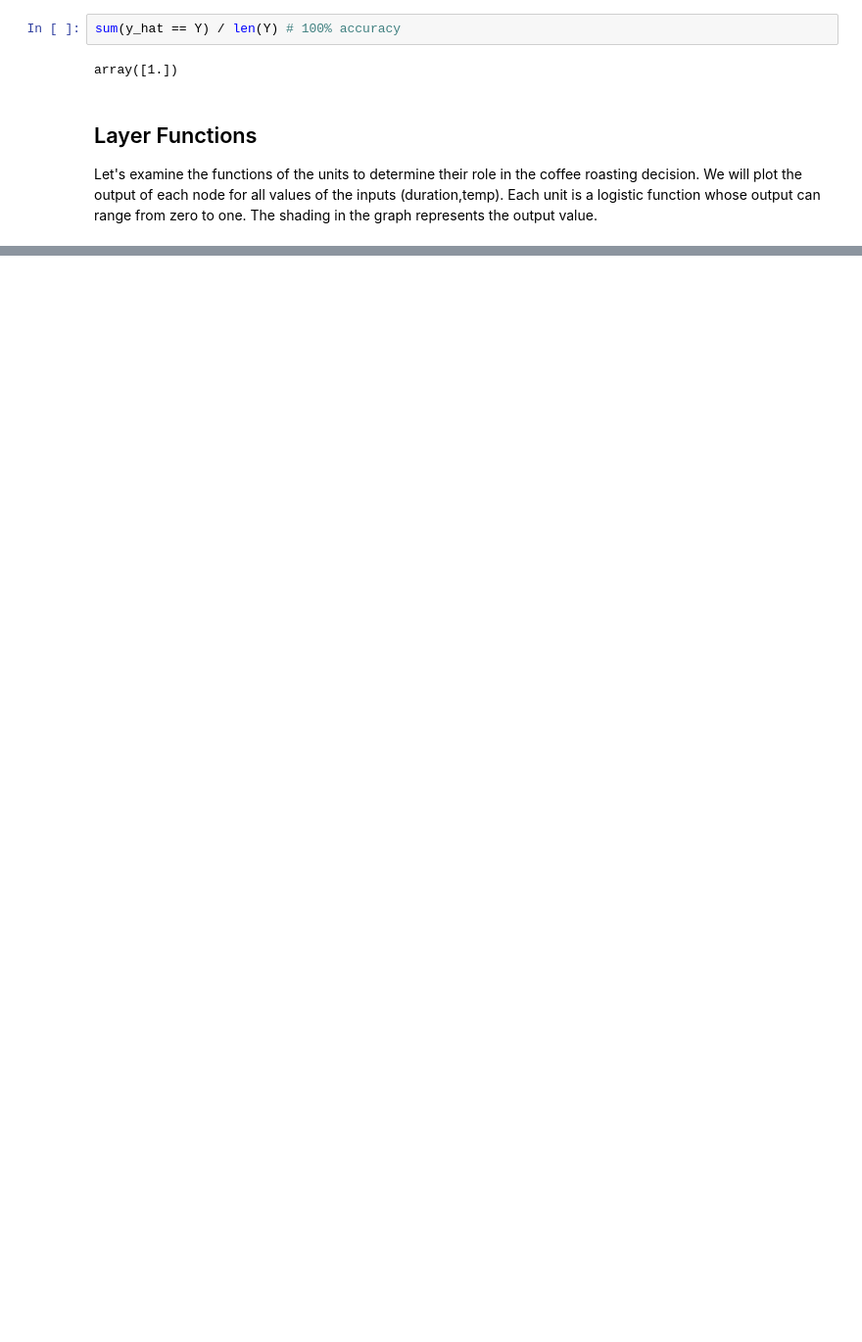
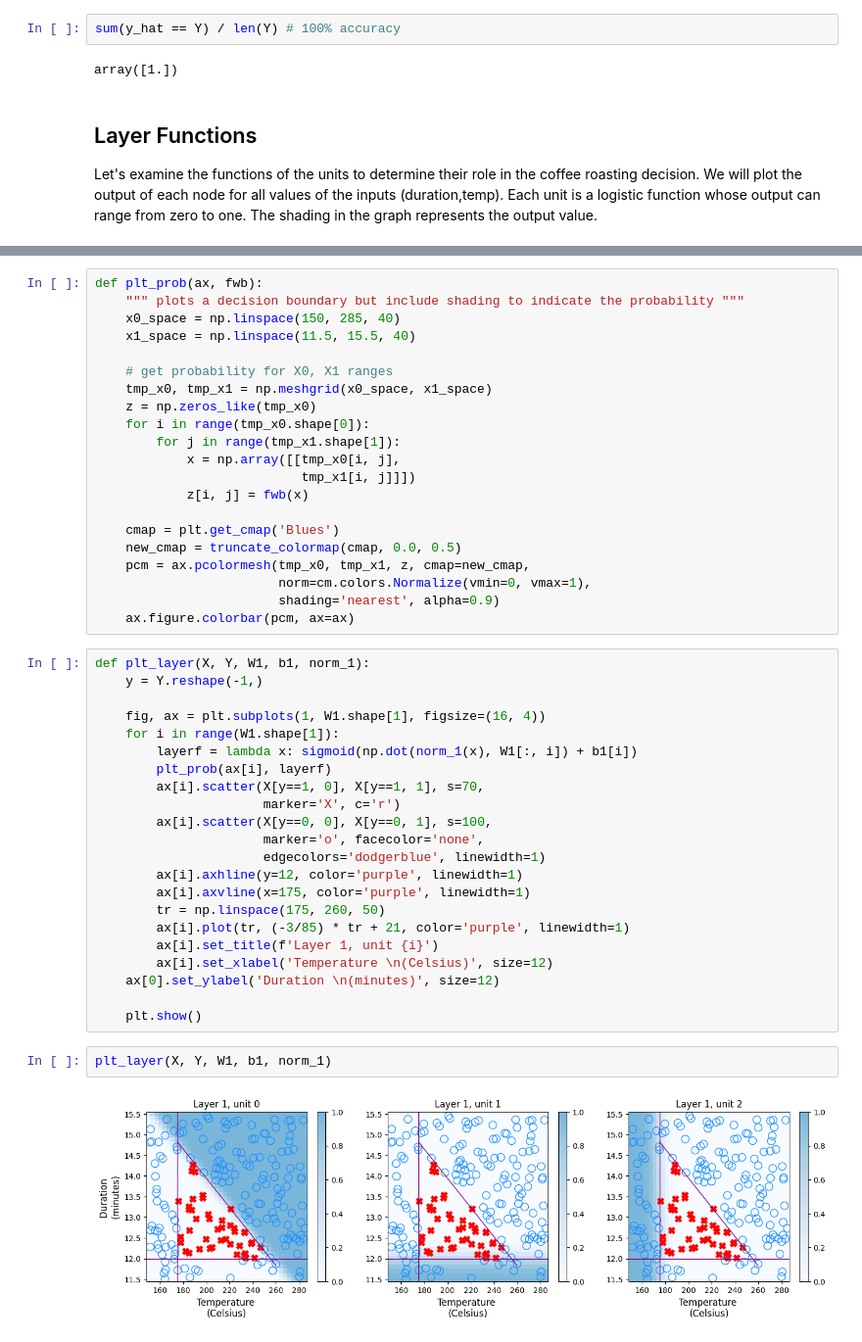
Before and after one commit to PaulToronto/Stanford-Andrew-Ng-Machine-Learning-Specialization, a Jupyter notebook: 2_1_3_1_Lab_Coffee_Roasting_in_TensorFlow.ipynb, the cells around one changed output, grey strips where cells are left out. Shown at 98% size. Drawn from its saved outputs; the diff is of its cells as text; blank space fills up the shorter version.

```diff
--- a/2_1_3_1_Lab_Coffee_Roasting_in_TensorFlow.ipynb
+++ b/2_1_3_1_Lab_Coffee_Roasting_in_TensorFlow.ipynb
@@ -337,0 +356,47 @@ Let's examine the functions of the units to determine their role in the coffee r
+# %%
+def plt_prob(ax, fwb):
+    """ plots a decision boundary but include shading to indicate the probability """
+    x0_space = np.linspace(150, 285, 40)
+    x1_space = np.linspace(11.5, 15.5, 40)
+
+    # get probability for X0, X1 ranges
+    tmp_x0, tmp_x1 = np.meshgrid(x0_space, x1_space)
+    z = np.zeros_like(tmp_x0)
+    for i in range(tmp_x0.shape[0]):
+        for j in range(tmp_x1.shape[1]):
+            x = np.array([[tmp_x0[i, j],
+                           tmp_x1[i, j]]])
+            z[i, j] = fwb(x)
+
+    cmap = plt.get_cmap('Blues')
+    new_cmap = truncate_colormap(cmap, 0.0, 0.5)
+    pcm = ax.pcolormesh(tmp_x0, tmp_x1, z, cmap=new_cmap,
+                        norm=cm.colors.Normalize(vmin=0, vmax=1),
+                        shading='nearest', alpha=0.9)
+    ax.figure.colorbar(pcm, ax=ax)
+# %%
+def plt_layer(X, Y, W1, b1, norm_1):
+    y = Y.reshape(-1,)
+
+    fig, ax = plt.subplots(1, W1.shape[1], figsize=(16, 4))
+    for i in range(W1.shape[1]):
+        layerf = lambda x: sigmoid(np.dot(norm_1(x), W1[:, i]) + b1[i])
+        plt_prob(ax[i], layerf)
+        ax[i].scatter(X[y==1, 0], X[y==1, 1], s=70,
+                      marker='X', c='r')
+        ax[i].scatter(X[y==0, 0], X[y==0, 1], s=100,
+                      marker='o', facecolor='none',
+                      edgecolors='dodgerblue', linewidth=1)
+        ax[i].axhline(y=12, color='purple', linewidth=1)
+        ax[i].axvline(x=175, color='purple', linewidth=1)
+        tr = np.linspace(175, 260, 50)
+        ax[i].plot(tr, (-3/85) * tr + 21, color='purple', linewidth=1)
+        ax[i].set_title(f'Layer 1, unit {i}')
+        ax[i].set_xlabel('Temperature \n(Celsius)', size=12)
+    ax[0].set_ylabel('Duration \n(minutes)', size=12)
+
+    plt.show()
+# %%
+plt_layer(X, Y, W1, b1, norm_1)
+# %% [output]
+[figure, added]
```
Also changed, not shown: parts of 29 cells of this notebook.
